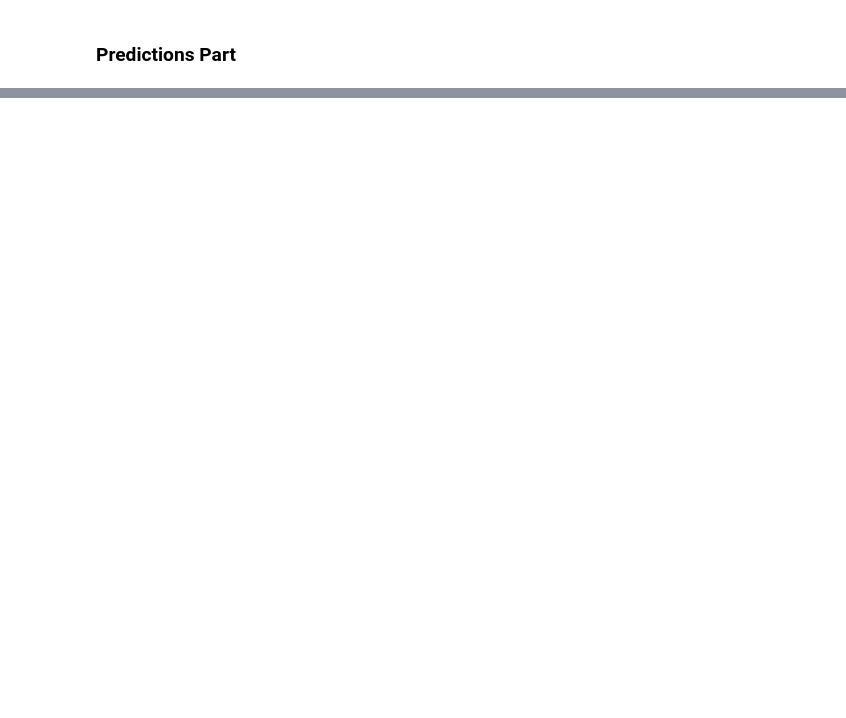
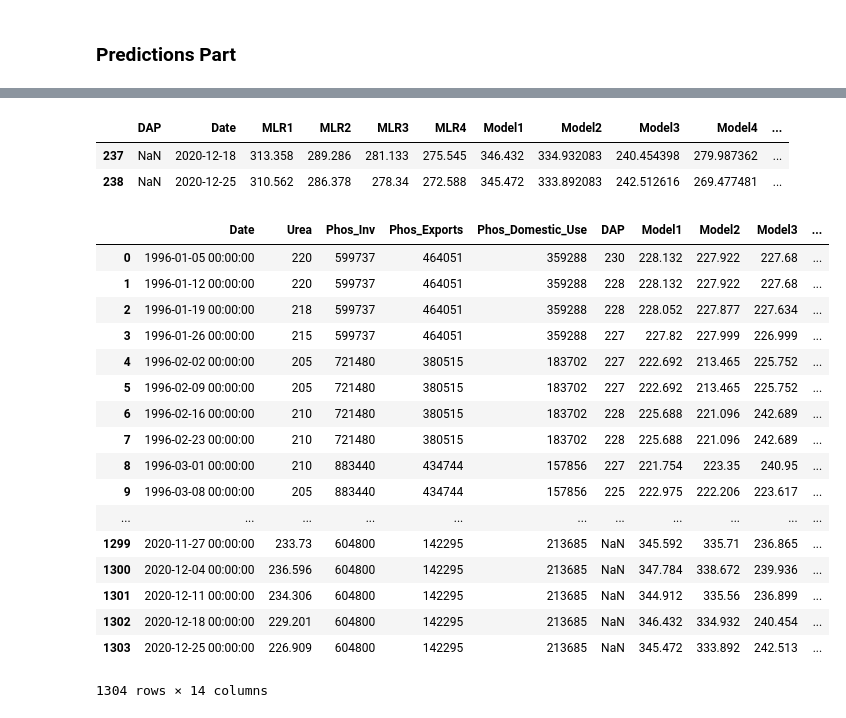
Before and after one commit to stei0792/chspython, a Jupyter notebook: DAP-Predictions/DAP-MAP Predictions May.ipynb, the cells around one changed output, grey strips where cells are left out. Saved outputs shown, nothing was run; the diff lists cells and outputs as text; code cells hidden in the pictures; blank space fills up the shorter version.

```diff
--- a/DAP-Predictions/DAP-MAP Predictions May.ipynb
+++ b/DAP-Predictions/DAP-MAP Predictions May.ipynb
@@ -2688,0 +3323,28 @@ combined.to_csv("C:/Users/msteinme/Documents/UANmayavgresults.csv")
+# %%
+# model 1-4 and mLR models
+newpred_predicted1 = forest1_nostock.predict(newpred1)
+df_new_pred1 = pd.DataFrame(newpred_predicted1)
+newpred['Model1'] = df_new_pred1
+
+newpred_predicted2 = forest2_nostock.predict(newpred2)
+df_new_pred2 = pd.DataFrame(newpred_predicted2)
+newpred['Model2'] = df_new_pred2
+
+newpred_predicted3 = forest3_nostock.predict(newpred3)
+df_new_pred3 = pd.DataFrame(newpred_predicted3)
+newpred['Model3'] = df_new_pred3
+
+newpred_predicted4 = forest4_nostock.predict(newpred4)
+df_new_pred4 = pd.DataFrame(newpred_predicted4)
+newpred['Model4'] = df_new_pred4
+
+mlrpredicted1 = 16.4238 + (newpred['Urea']*1.2198) + (newpred['Phos_Inv']*0.00008614) - (newpred['Phos_Exports']*0.00009399) - (newpred['Phos_Domestic_Use']*0.0001)
+mlrpredicted2 = -32.0428 + (newpred['Urea']*1.2687) + (newpred['Phos_Inv']*0.00008583) - (newpred['Phos_Domestic_Use']*0.0001)
+mlrpredicted3 = 1.8744 + (newpred['Urea']*1.2184)
+mlrpredicted4 = -80.6274 + (newpred['Urea']*1.2901) + (newpred['Phos_Inv']*0.0001)
+newpred['MLR1'] = mlrpredicted1
+newpred['MLR2'] = mlrpredicted2
+newpred['MLR3'] = mlrpredicted3
+newpred['MLR4'] = mlrpredicted4
+
+newpred.head(2)
@@ -2688,0 +3355,33 @@ combined.to_csv("C:/Users/msteinme/Documents/UANmayavgresults.csv")
+# %%
+frames = [df_96on_nostock,newpred]
+combined = pd.concat(frames)
+combined.tail(2)
+# %% [output]
+|  | DAP | Date | MLR1 | MLR2 | MLR3 | MLR4 | Model1 | Model2 | Model3 | Model4 | ... |
+| 237 | NaN | 2020-12-18 | 313.358 | 289.286 | 281.133 | 275.545 | 346.432 | 334.932083 | 240.454398 | 279.987362 | ... |
+| 238 | NaN | 2020-12-25 | 310.562 | 286.378 | 278.34 | 272.588 | 345.472 | 333.892083 | 242.512616 | 269.477481 | ... |
+# %%
+combined = combined[['Date','Urea','Phos_Inv','Phos_Exports','Phos_Domestic_Use','DAP','Model1','Model2','Model3','Model4','MLR1','MLR2','MLR3','MLR4']]
+combined = np.array(combined)
+combined = pd.DataFrame(combined)
+combined.columns = ['Date','Urea','Phos_Inv','Phos_Exports','Phos_Domestic_Use','DAP','Model1','Model2','Model3','Model4','MLR1','MLR2','MLR3','MLR4']
+combined
+# %% [output]
+|  | Date | Urea | Phos_Inv | Phos_Exports | Phos_Domestic_Use | DAP | Model1 | Model2 | Model3 | ... |
+| 0 | 1996-01-05 00:00:00 | 220 | 599737 | 464051 | 359288 | 230 | 228.132 | 227.922 | 227.68 | ... |
+| 1 | 1996-01-12 00:00:00 | 220 | 599737 | 464051 | 359288 | 228 | 228.132 | 227.922 | 227.68 | ... |
+| 2 | 1996-01-19 00:00:00 | 218 | 599737 | 464051 | 359288 | 228 | 228.052 | 227.877 | 227.634 | ... |
+| 3 | 1996-01-26 00:00:00 | 215 | 599737 | 464051 | 359288 | 227 | 227.82 | 227.999 | 226.999 | ... |
+| 4 | 1996-02-02 00:00:00 | 205 | 721480 | 380515 | 183702 | 227 | 222.692 | 213.465 | 225.752 | ... |
+| 5 | 1996-02-09 00:00:00 | 205 | 721480 | 380515 | 183702 | 227 | 222.692 | 213.465 | 225.752 | ... |
+| 6 | 1996-02-16 00:00:00 | 210 | 721480 | 380515 | 183702 | 228 | 225.688 | 221.096 | 242.689 | ... |
+| 7 | 1996-02-23 00:00:00 | 210 | 721480 | 380515 | 183702 | 228 | 225.688 | 221.096 | 242.689 | ... |
+| 8 | 1996-03-01 00:00:00 | 210 | 883440 | 434744 | 157856 | 227 | 221.754 | 223.35 | 240.95 | ... |
+| 9 | 1996-03-08 00:00:00 | 205 | 883440 | 434744 | 157856 | 225 | 222.975 | 222.206 | 223.617 | ... |
+| ... | ... | ... | ... | ... | ... | ... | ... | ... | ... | ... |
+| 1299 | 2020-11-27 00:00:00 | 233.73 | 604800 | 142295 | 213685 | NaN | 345.592 | 335.71 | 236.865 | ... |
+| 1300 | 2020-12-04 00:00:00 | 236.596 | 604800 | 142295 | 213685 | NaN | 347.784 | 338.672 | 239.936 | ... |
+| 1301 | 2020-12-11 00:00:00 | 234.306 | 604800 | 142295 | 213685 | NaN | 344.912 | 335.56 | 236.899 | ... |
+| 1302 | 2020-12-18 00:00:00 | 229.201 | 604800 | 142295 | 213685 | NaN | 346.432 | 334.932 | 240.454 | ... |
+| 1303 | 2020-12-25 00:00:00 | 226.909 | 604800 | 142295 | 213685 | NaN | 345.472 | 333.892 | 242.513 | ... |
+1304 rows × 14 columns
```
Also changed, not shown: parts of 68 cells of this notebook.
